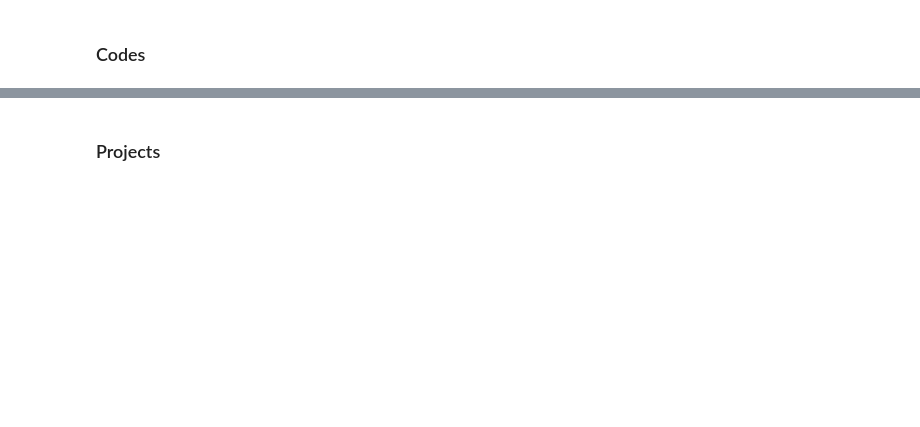
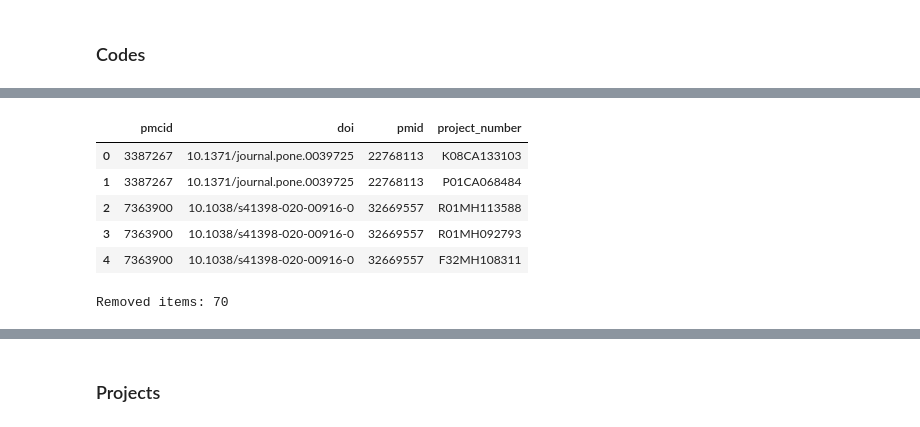
Before and after one commit to bsc-life/biohackathon_germany_2023, a Jupyter notebook: WG5/nih_data.ipynb, the cells around one changed output, grey strips where cells are left out. Cells and saved outputs as stored; diff of their text form; code cells hidden in the pictures; blank space fills up the shorter version.

```diff
--- a/WG5/nih_data.ipynb
+++ b/WG5/nih_data.ipynb
@@ -241,0 +383,4 @@ merged_df2.columns
+# %%
+# Dataframe fro the merge - convert to string
+merged_df2.fillna('', inplace = True)
+merged_df2 = merged_df2.astype(str)
@@ -242,5 +393,18 @@ merged_df2.columns
 # %%
-codes_df = merged_df2[['pmcid', 'doi', 'pmid', 'project_number']]
-codes_df.head()
+filter_df = filter_df2[['pmcid', 'doi', 'pmid', 'project_number']]
+filter_df.head()
+# %% [output]
+|  | pmcid | doi | pmid | project_number |
+| 0 | 3387267 | 10.1371/journal.pone.0039725 | 22768113 | K08CA133103 |
+| 1 | 3387267 | 10.1371/journal.pone.0039725 | 22768113 | P01CA068484 |
+| 2 | 7363900 | 10.1038/s41398-020-00916-0 | 32669557 | R01MH113588 |
+| 3 | 7363900 | 10.1038/s41398-020-00916-0 | 32669557 | R01MH092793 |
+| 4 | 7363900 | 10.1038/s41398-020-00916-0 | 32669557 | F32MH108311 |
+# %%
+# Drop duplicates
+codes_df = filter_df.drop_duplicates(keep='last')
+print(f'Removed items: {filter_df.shape[0] - codes_df.shape[0]}')
+# %% [output]
+Removed items: 70
 # %%
 print(f"Unique pmc-ids: {len(codes_df.pmcid.unique())}")
```
Also changed, not shown: parts of 80 cells of this notebook, 2 other files.
